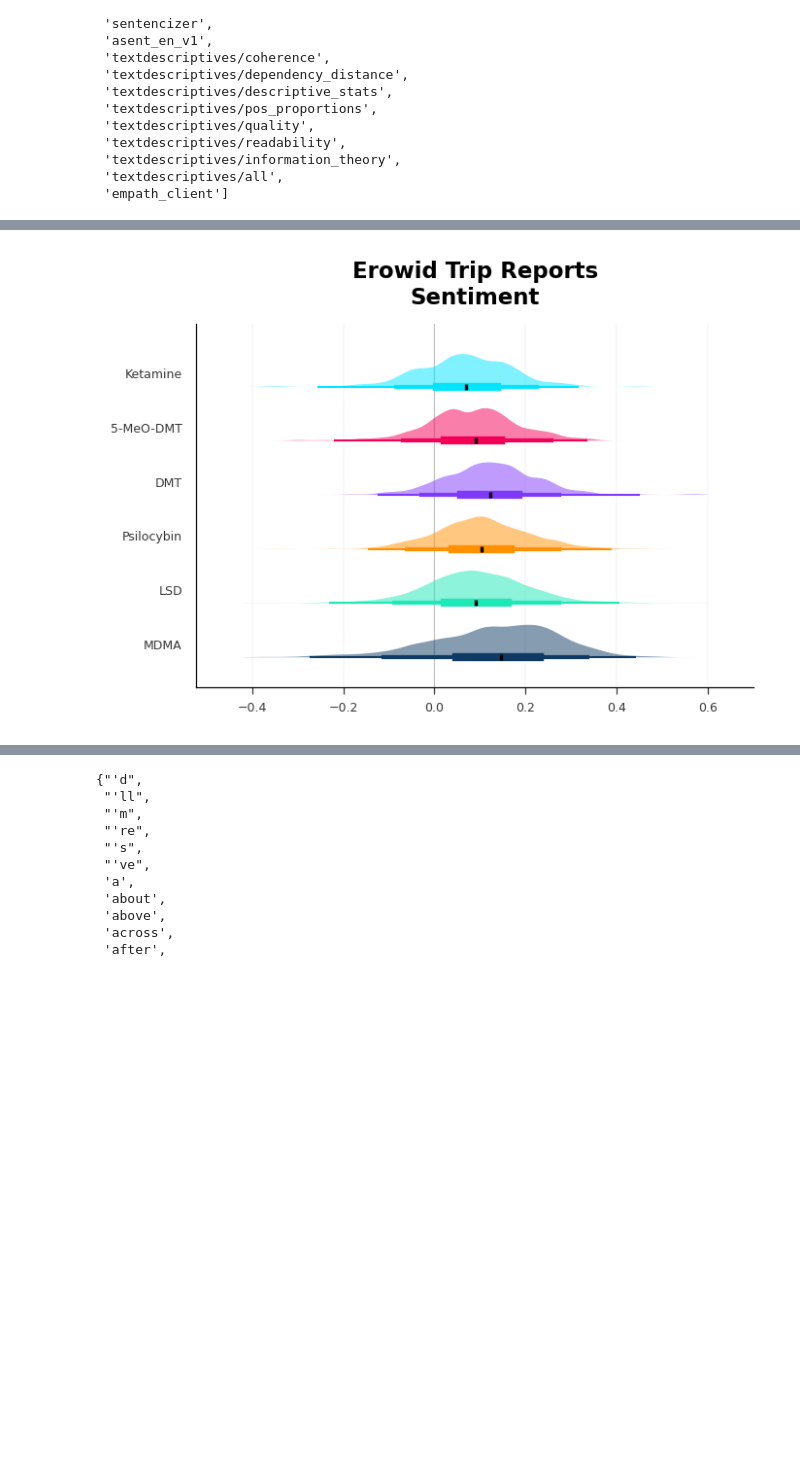
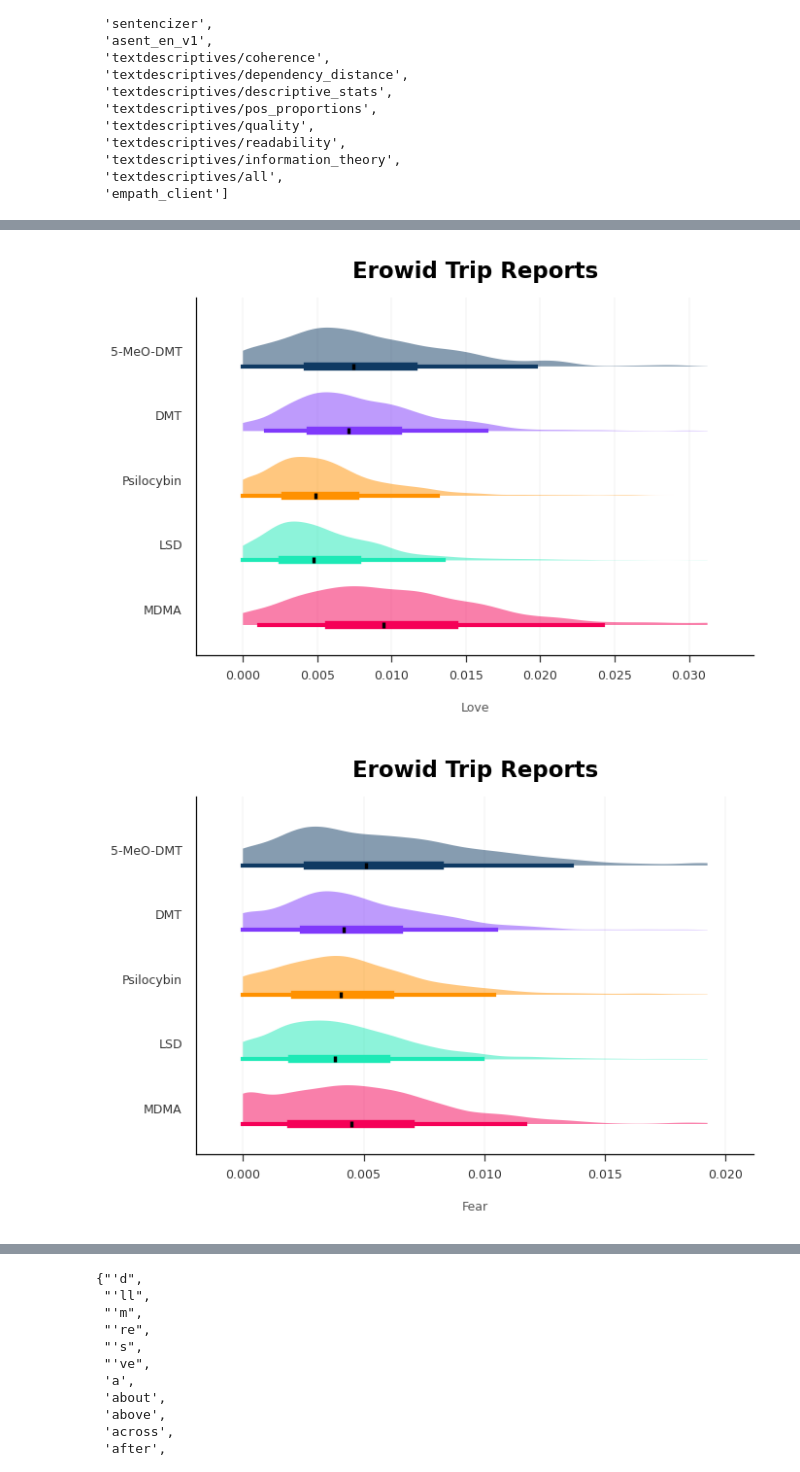
Before and after one commit to dlundgaard/QuantitativePhenomenology, a Jupyter notebook: nlp_analysis.ipynb, the cells around one changed output, grey strips where cells are left out. Drawn from its saved outputs; the diff is of its cells as text; code cells hidden in the pictures; blank space fills up the shorter version.

```diff
--- a/nlp_analysis.ipynb
+++ b/nlp_analysis.ipynb
@@ -38,8 +28,11 @@ def load_data():
     database["age_at_experience"] = database["age_at_experience"].replace({"Not Given": pd.NA})
     database["gender"] = database["gender"].replace({"not specified": pd.NA})
     database["content"] = database["content"].fillna("").str.replace(r"<[^>]+>|\[Erowid Note:([\s\S]*)\]|\n|\r|<br>", " ", regex=True)
+    database = database[database["content"].str.strip() != ""]
+    database = database.reset_index(drop = True)
 
 load_data()
-database
+BASE_COLUMNS = database.columns
+database.sample(5)
 # %% [output]
 |  | experience_ID | author | substance | content | time_of_experience | time_of_submission | age_at_experience | ... |
@@ -169,0 +135,5 @@ database
+# %%
+with warnings.catch_warnings():
+    warnings.simplefilter("ignore")
+    dimensions_to_standardize = [col for col in database.select_dtypes(include="number") if not col in BASE_COLUMNS and not col.endswith("_Z")]
+    database[[f"{col}_Z" for col in dimensions_to_standardize]] = database[dimensions_to_standardize].apply(stats.zscore, ddof = 1)
@@ -170,9 +166,12 @@ database
 # %%
-def compare_substances(dimension, substance_subset = None):
+def compare_substances(dimension, substance_subset = None, standardize = False):
     data = database[database["substance"].isin(substance_subset)] if substance_subset else database
 
+    if standardize:
+        dimension += "_Z"
+
     data_range = data[dimension].agg(("min", "max"))
-    x_range = np.linspace(*data_range, num = 1000)
+    x_range = np.linspace(*data[dimension].quantile((0.005, 0.995)), num = 1000)
 
     for substance_idx, (substance, subset) in enumerate(data.groupby("substance", observed = True)[dimension]):
         substance_idx -= 0.25
@@ -187,39 +186,43 @@ def compare_substances(dimension, substance_subset = None):
             edgecolor = "none",
         )
 
-        for interval, linewidth in zip((0.5, 0.9, 0.99), (4, 2, 1)):
+        for interval, linewidth in zip((0.5, 0.9), (4, 2)):
             plt.plot(
                 np.quantile(subset, ((1 - interval) / 2, 1 - (1 - interval) / 2)),
                 [substance_idx, substance_idx],
                 linewidth = linewidth,
                 color = colormap[substance],
                 # color = "black",
             )
         plt.scatter(
             [np.median(subset)],
             [substance_idx],
             color = "black",
             marker = "|",
             s = 10,
             zorder = 2,
         )
 
-    plt.axvline(x = 0, linewidth = 0.5, color = "grey", alpha = 0.5, zorder = -1)
+    # plt.axvline(x = 0, linewidth = 0.5, color = "grey", alpha = 0.5, zorder = -1)
 
     plt.yticks(range(len(data["substance"].unique())), data["substance"].unique())
     plt.tick_params(left = False)
     plt.margins(x=0.1, y = 0.1)
-    plt.xlabel("")
+    plt.xlabel(dimension.capitalize())
     plt.ylabel("")
-    plt.title(f"Erowid Trip Reports\n{dimension.capitalize()}")
+    plt.title("Erowid Trip Reports")
     plt.grid(True, axis = "x", which = "both")
     plt.grid(False, axis = "y")
 
     plt.show()
 
-# compare_substances("fear")
-# compare_substances("love")
-# compare_substances("sentiment")
-compare_substances("sentiment", substance_subset=("MDMA", "Psilocybin", "LSD", "DMT", "5-MeO-DMT", "Ketamine"))
+for dimension in ("love", "fear", "sentiment"):
+    # compare_substances(dimension)
+    compare_substances(
+        dimension,
+        substance_subset=("MDMA", "Psilocybin", "LSD", "DMT", "5-MeO-DMT"),
+        # standardize=True,
+    )
 # %% [output]
-[figure, old version]
+[figure, new version]
+[figure, added]
```
Also changed, not shown: parts of 15 cells of this notebook, 7 other files.
